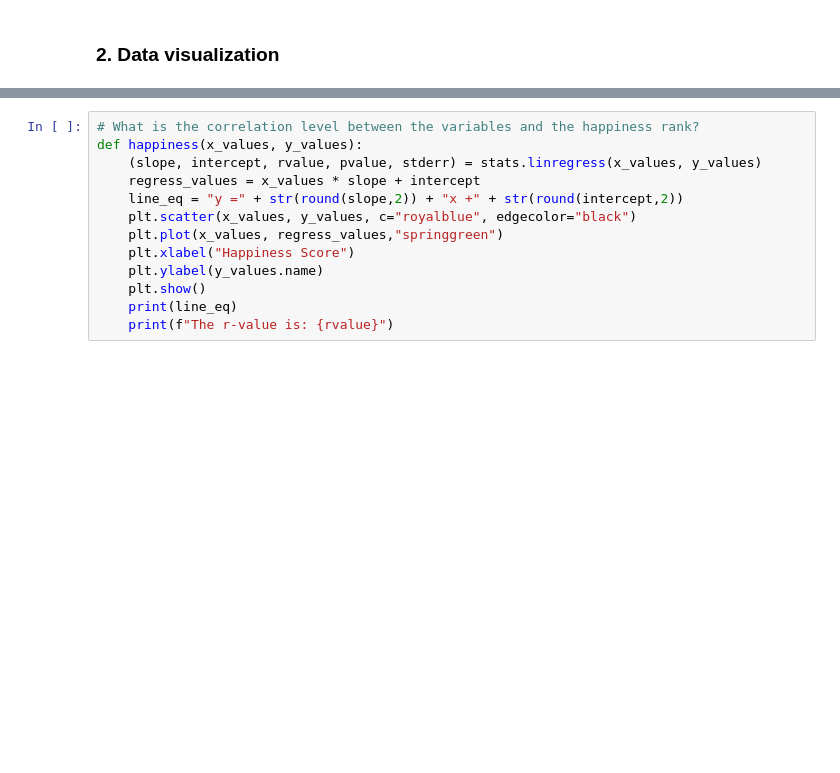
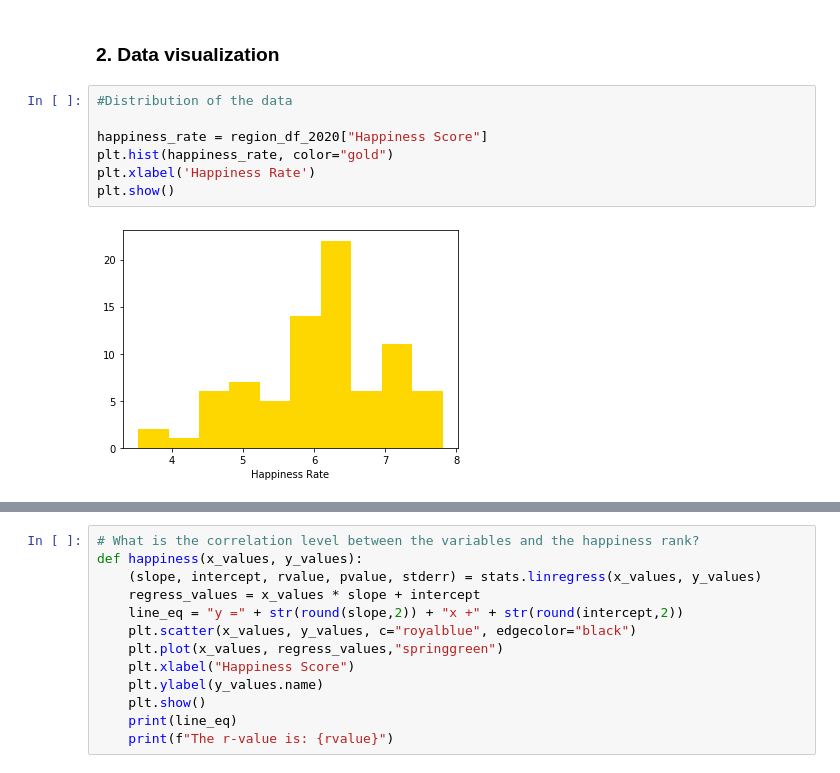
Before and after one commit to manuelamc14/happiness-rank-project, a Jupyter notebook: happiness_report_analysis.ipynb, the cells around one changed output, grey strips where cells are left out. Drawn from its saved outputs; the diff is of its cells as text; blank space fills up the shorter version.

```diff
--- a/happiness_report_analysis.ipynb
+++ b/happiness_report_analysis.ipynb
@@ -113,6 +101,15 @@ Generosity                      25
 dtype: int64
 # %% [markdown]
 ### 2. Data visualization
+# %%
+#Distribution of the data
+
+happiness_rate = region_df_2020["Happiness Score"]
+plt.hist(happiness_rate, color="gold")
+plt.xlabel('Happiness Rate')
+plt.show()
+# %% [output]
+[figure, added]
 # %%
 # Describe the data
 region_df_2020.describe()
```
Also changed, not shown: parts of 55 cells of this notebook.
